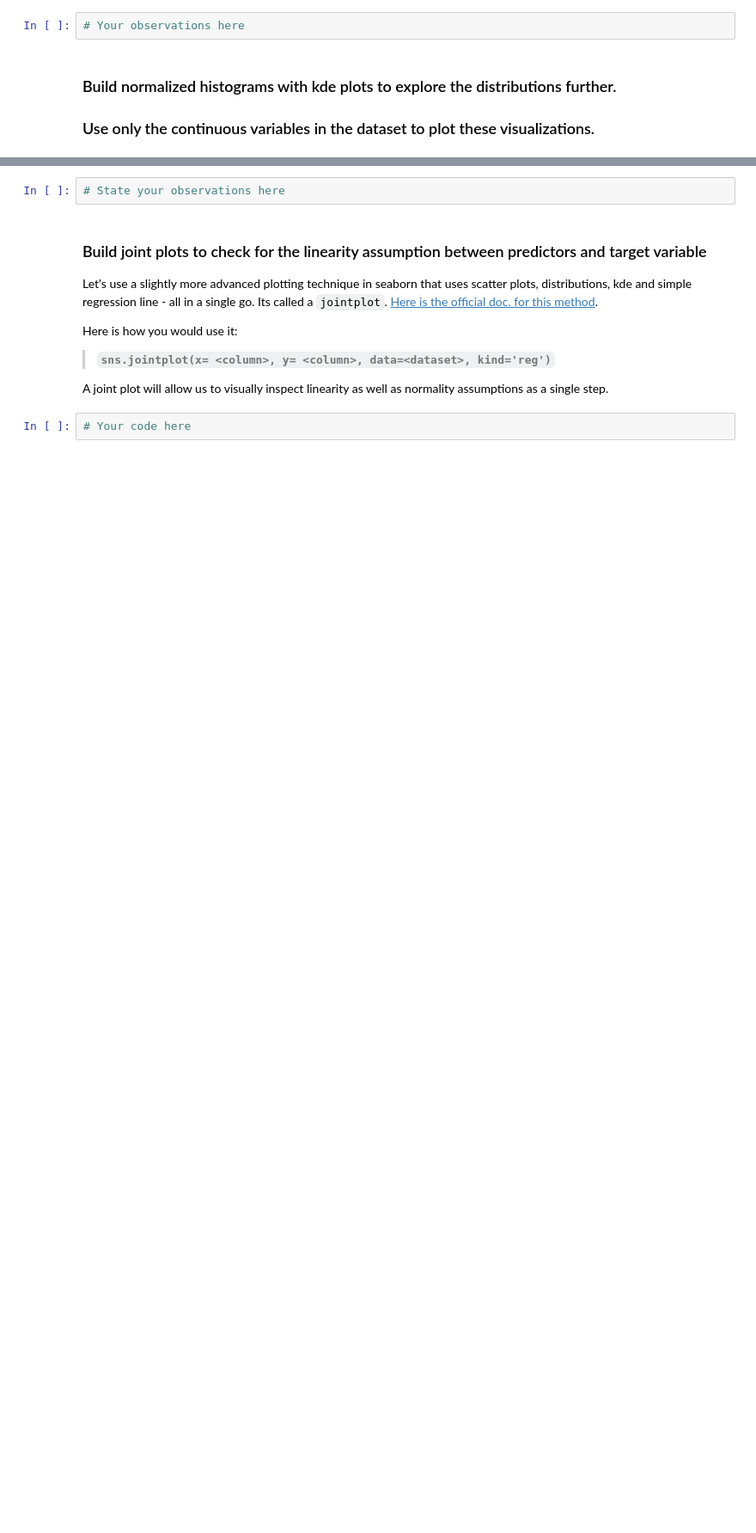
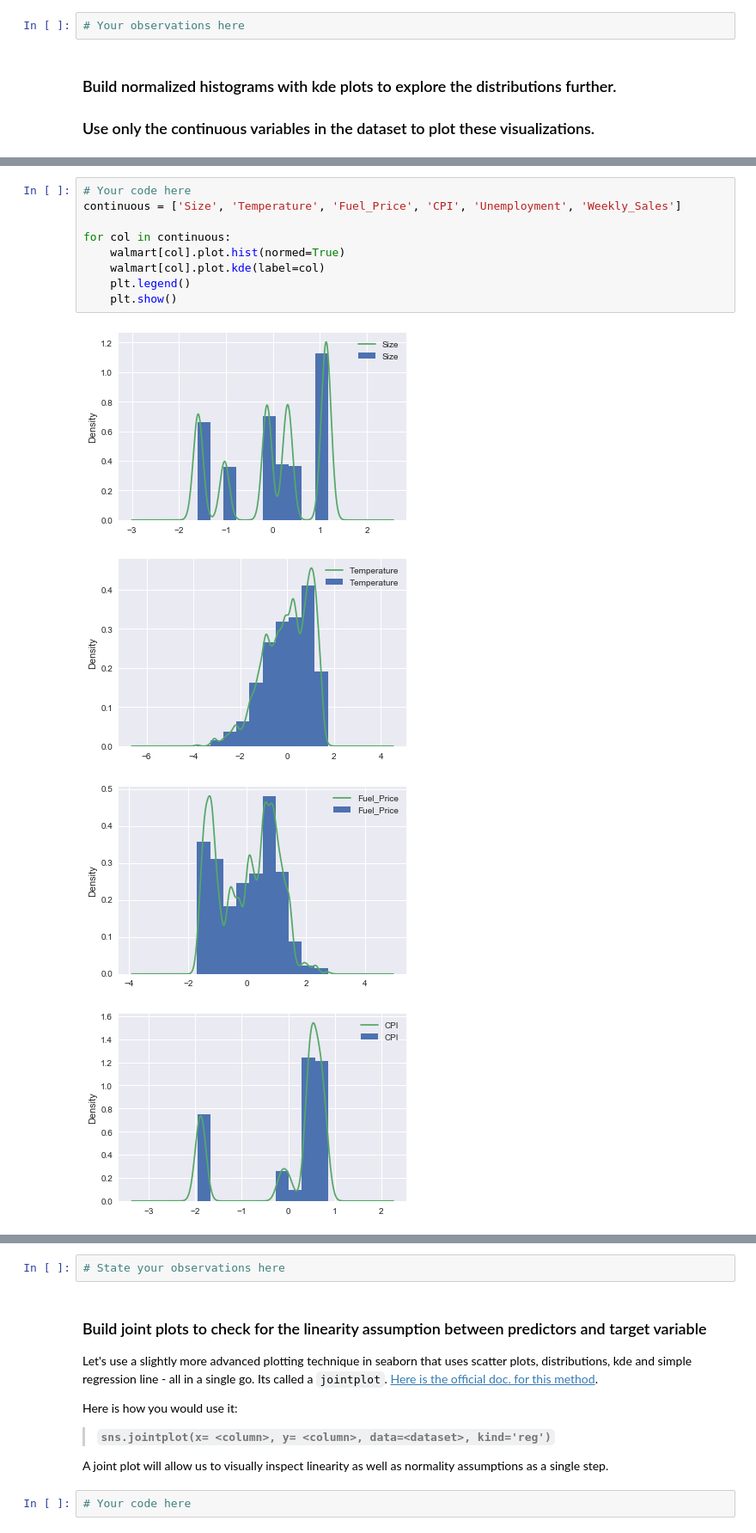
Before and after one commit to MissAle17/dsc-1-12-08-exploring-our-data-lab-online-ds-sp-000, a Jupyter notebook: index.ipynb, the cells around one changed output, grey strips where cells are left out. Shown: that part at 86% size. Drawn from its saved outputs; the diff is of its cells as text; blank space fills up the shorter version.

```diff
--- a/index.ipynb
+++ b/index.ipynb
@@ -80,0 +69,14 @@ TypeError: numpy boolean subtract, the `-` operator, is deprecated, use the bitw
+# %%
+# Your code here
+continuous = ['Size', 'Temperature', 'Fuel_Price', 'CPI', 'Unemployment', 'Weekly_Sales']
+
+for col in continuous:
+    walmart[col].plot.hist(normed=True)
+    walmart[col].plot.kde(label=col)
+    plt.legend()
+    plt.show()
+# %% [output]
+[figure, added]
+[figure, added]
+[figure, added]
+[figure, added]
```
Also changed, not shown: parts of 3 cells of this notebook.
